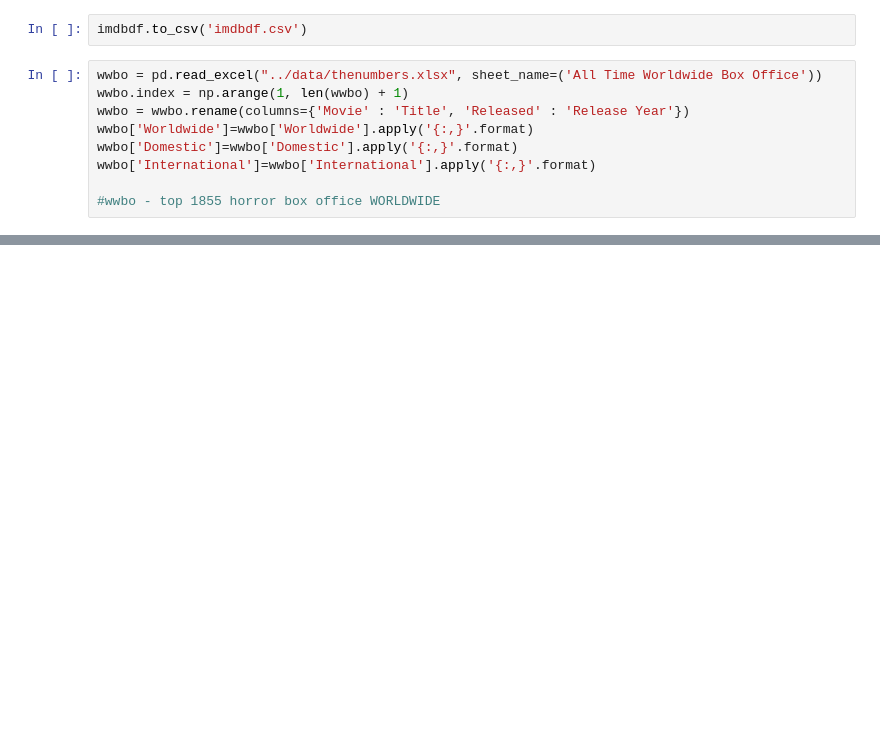
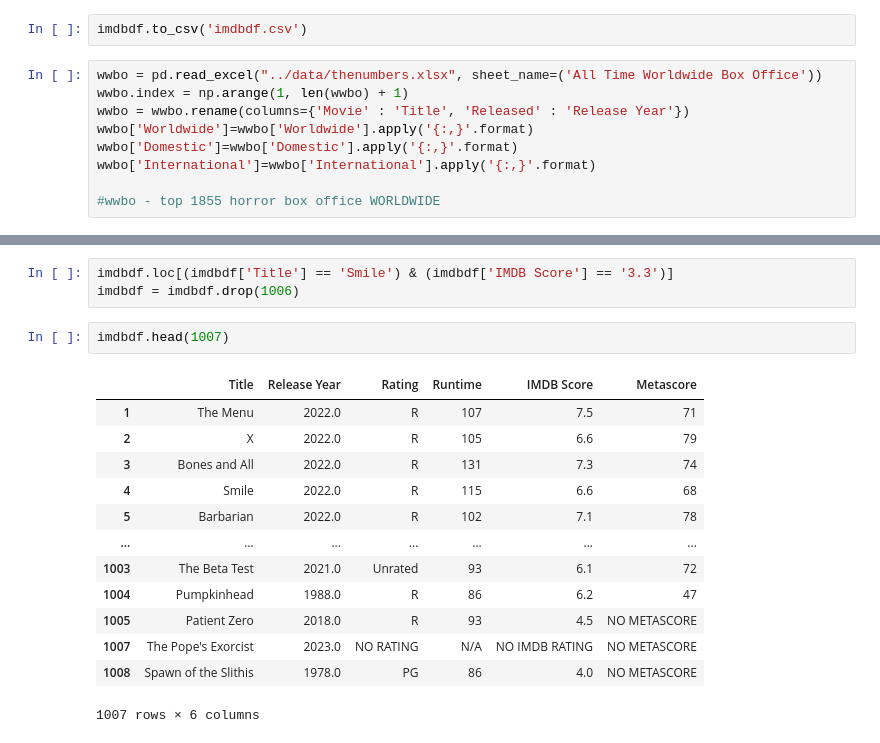
Before and after one commit to RobertRLunn/RLDA7capstone, a Jupyter notebook: notebook/RobertLunnCapstone.ipynb, the cells around one changed output, grey strips where cells are left out. Cells and saved outputs as stored; diff of their text form; blank space fills up the shorter version.

```diff
--- a/notebook/RobertLunnCapstone.ipynb
+++ b/notebook/RobertLunnCapstone.ipynb
@@ -343,0 +342,19 @@ top100comb
+# %%
+imdbdf.loc[(imdbdf['Title'] == 'Smile') & (imdbdf['IMDB Score'] == '3.3')]
+imdbdf = imdbdf.drop(1006)
+# %%
+imdbdf.head(1007)
+# %% [output]
+|  | Title | Release Year | Rating | Runtime | IMDB Score | Metascore |
+| 1 | The Menu | 2022.0 | R | 107 | 7.5 | 71 |
+| 2 | X | 2022.0 | R | 105 | 6.6 | 79 |
+| 3 | Bones and All | 2022.0 | R | 131 | 7.3 | 74 |
+| 4 | Smile | 2022.0 | R | 115 | 6.6 | 68 |
+| 5 | Barbarian | 2022.0 | R | 102 | 7.1 | 78 |
+| ... | ... | ... | ... | ... | ... | ... |
+| 1003 | The Beta Test | 2021.0 | Unrated | 93 | 6.1 | 72 |
+| 1004 | Pumpkinhead | 1988.0 | R | 86 | 6.2 | 47 |
+| 1005 | Patient Zero | 2018.0 | R | 93 | 4.5 | NO METASCORE |
+| 1007 | The Pope's Exorcist | 2023.0 | NO RATING | N/A | NO IMDB RATING | NO METASCORE |
+| 1008 | Spawn of the Slithis | 1978.0 | PG | 86 | 4.0 | NO METASCORE |
+1007 rows × 6 columns
```
Also changed, not shown: parts of 16 cells of this notebook.
